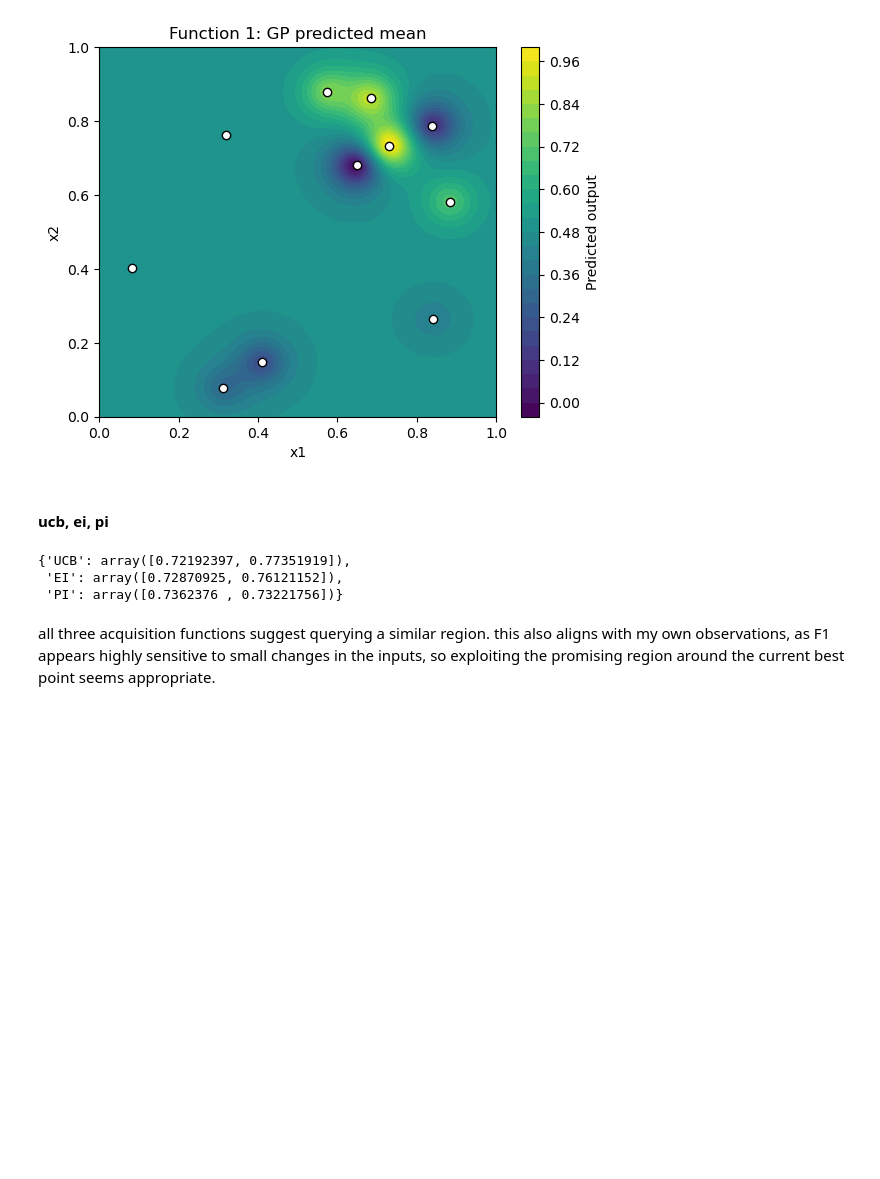
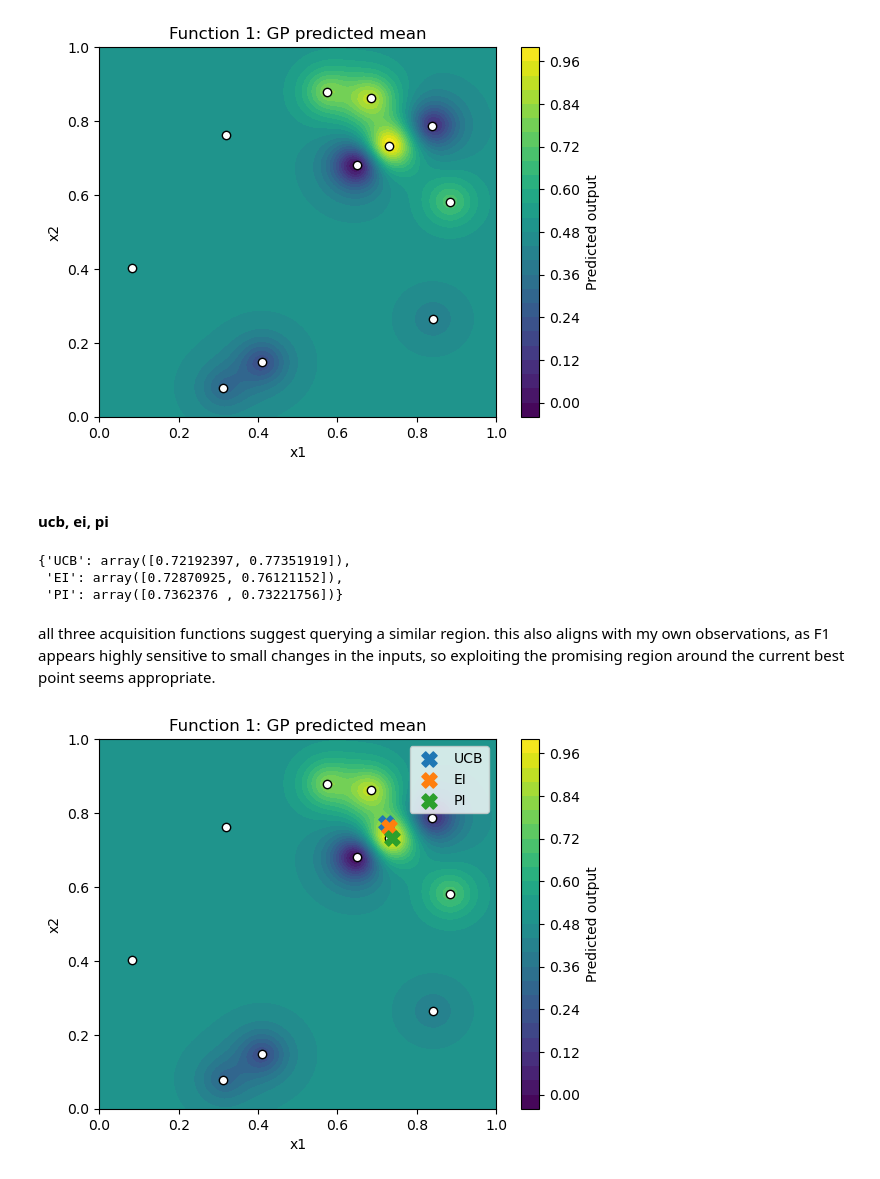
Before and after one commit to mkamar17/bbocapstone, a Jupyter notebook: project/stage-two/round_2/round_2_analysis.ipynb, the cells around one changed output. Saved outputs shown, nothing was run; the diff lists cells and outputs as text; code cells hidden in the pictures; blank space fills up the shorter version.

```diff
--- a/project/stage-two/round_2/round_2_analysis.ipynb
+++ b/project/stage-two/round_2/round_2_analysis.ipynb
@@ -125,22 +125,27 @@ def fit_gp(i, kernel, transform=False):
     gp.fit(X, y)
     return gp
 # %%
-def plot_gp_2d(i, gp):
-    X, y = functions[i]["X"], functions[i]["y"]
+def plot_gp_2d(i, gp, suggestions=None):
+    X = functions[i]["X"]
 
     grid = np.linspace(0, 1, 100)
     x1, x2 = np.meshgrid(grid, grid)
     X_grid = np.c_[x1.ravel(), x2.ravel()]
 
-    mean, std = gp.predict(X_grid, return_std=True)
+    mean = gp.predict(X_grid)
 
     plt.contourf(x1, x2, mean.reshape(x1.shape), levels=30)
     plt.colorbar(label="Predicted output")
+    plt.scatter(X[:, 0], X[:, 1], c="white", edgecolors="black")
 
-    plt.scatter(X[:, 0], X[:, 1], c="white", edgecolors="black")
+    if suggestions:
+        for name, point in suggestions.items():
+            plt.scatter(*point, marker="X", s=120, label=name)
+
     plt.xlabel("x1")
     plt.ylabel("x2")
     plt.title(f"Function {i}: GP predicted mean")
+    plt.legend()
     plt.show()
 # %%
 def acquisitions(gp, X_candidates, best_y, beta=1.96):
@@ -232,3 +277,7 @@ suggestions
  'PI': array([0.7362376 , 0.73221756])}
 # %% [markdown]
 all three acquisition functions suggest querying a similar region. this also aligns with my own observations, as F1 appears highly sensitive to small changes in the inputs, so exploiting the promising region around the current best point seems appropriate.
+# %%
+plot_gp_2d(1, gp_f1_scaled, suggestions)
+# %% [output]
+[figure, added]
```
Also changed, not shown: parts of 33 cells of this notebook.
